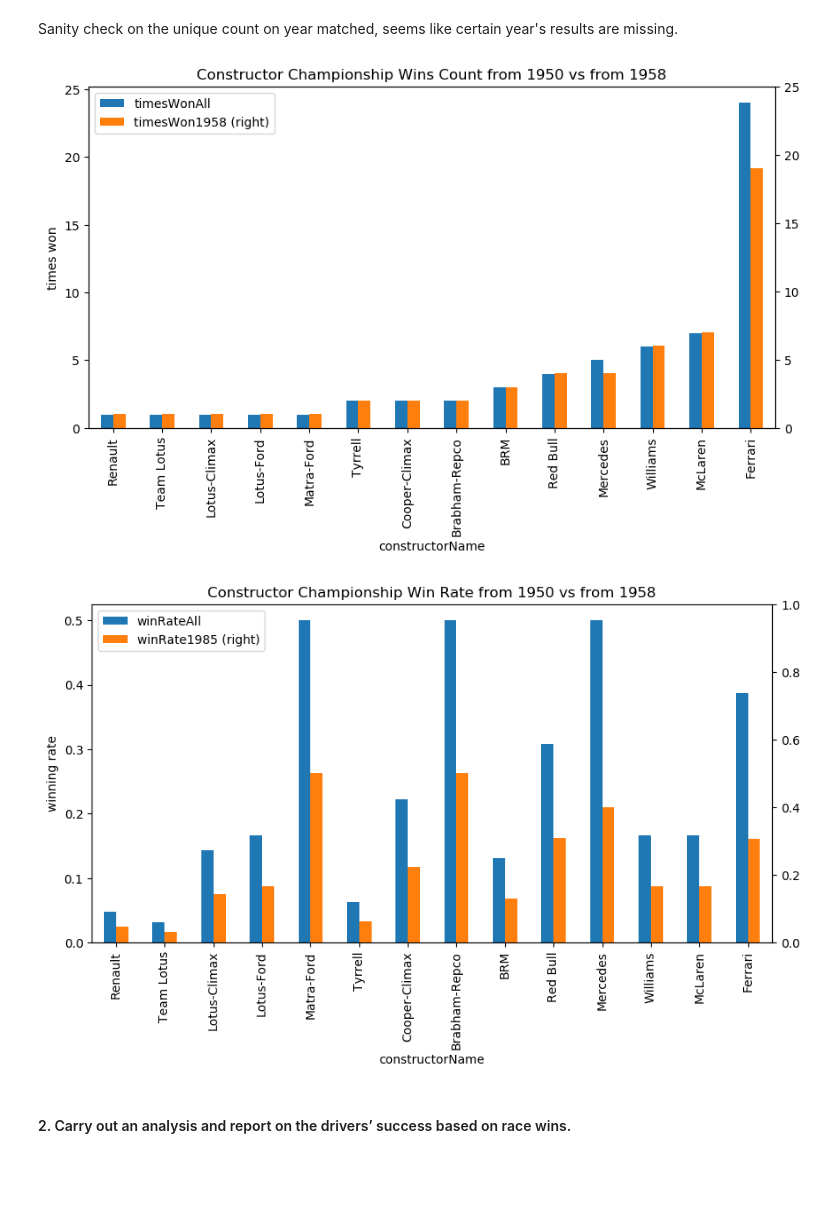
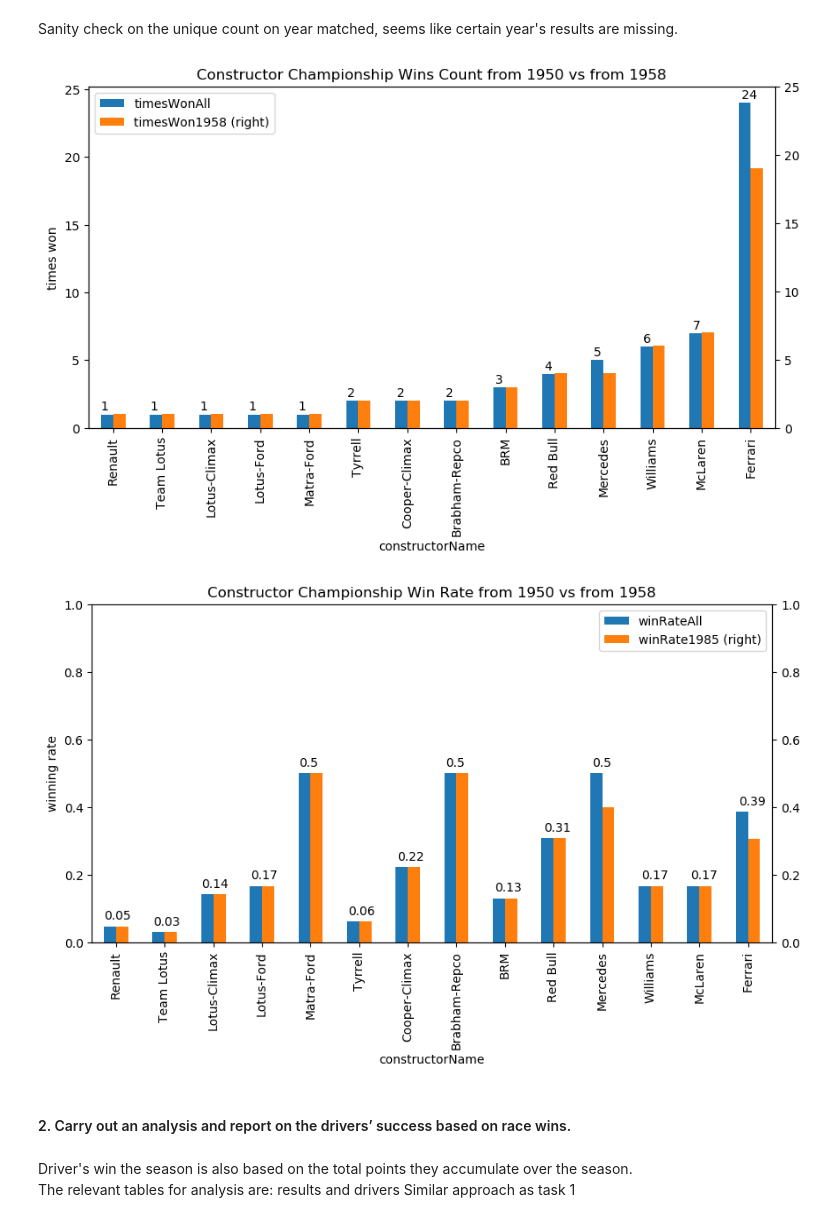
Before and after one commit to yuminghuang23/f1-Data-Analysis, a Jupyter notebook: Tasks - Data Analyst Assignment.ipynb, the cells around one changed output. Saved outputs shown, nothing was run; the diff lists cells and outputs as text; code cells hidden in the pictures; blank space fills up the shorter version.

Commit message:
task 2,3,4 done

```diff
--- a/Tasks - Data Analyst Assignment.ipynb
+++ b/Tasks - Data Analyst Assignment.ipynb
@@ -17,6 +20,8 @@ import dateutil
 # allows more rows columns to be displayed
 pd.set_option('display.max_rows', 200)
 pd.set_option('display.max_columns', 200)
+# graph setting
+matplotlib.rcParams.update({'font.size': 15})
 # %% [markdown]
 ### Read in files
 # %%
@@ -278,21 +272,34 @@ ax = constructor_win_merged.plot(x='constructorName', y=['timesWonAll', 'timesWo
 ax.set_ylabel('times won')
 ax.right_ax.set_ylim(0,25)
 
+# add lables above bar
+for p in ax.patches:
+    ax.annotate(str(round(p.get_height(),2)), (p.get_x() * 1.005, p.get_height()  + 0.3))
+
 fig = ax.get_figure()
-fig.savefig(graph_path+"Constructor Championship Wins Count from 1950 vs from 1958.png")
+fig.savefig(graph_path+"Constructor Championship Wins Count from 1950 vs from 1958.png", dpi=300, bbox_inches = "tight")
 # %% [output]
-[figure, old version]
+[figure, new version]
 # %%
 constructor_win_merged.rename(columns={'timesWon_x':'timesWonAll', 'timesWon_y':'timesWon1958', 'winRate_x': 'winRateAll',
                                        'winRate_y': 'winRate1985', 'name_x':'constructorName'}, inplace=True)
 ax = constructor_win_merged.plot(x='constructorName', y=['winRateAll', 'winRate1985'], secondary_y=['winRate1985'],
-                                 kind='bar', title='Constructor Championship Win Rate from 1950 vs from 1958', figsize=(10,5))
+                                 kind='bar', title='Constructor Championship Win Rate from 1950 vs from 1958', ylim=(0,1),
+                                 figsize=(10,5))
 ax.set_ylabel('winning rate')
 ax.right_ax.set_ylim(0,1)
 
+# add lables above bar
+for p in ax.patches:
+    ax.annotate(str(round(p.get_height(),2)), (p.get_x() * 1.005, p.get_height() + 0.02))
+
 fig = ax.get_figure()
-fig.savefig(graph_path+"Constructor Championship Win Rate from 1950 vs from 1958.png")
+fig.savefig(graph_path+"Constructor Championship Win Rate from 1950 vs from 1958.png", dpi=300, bbox_inches = "tight")
 # %% [output]
-[figure, old version]
+[figure, new version]
 # %% [markdown]
 #### 2. Carry out an analysis and report on the drivers’ success based on race wins.
+# %% [markdown]
+Driver's win the season is also based on the total points they accumulate over the season. <br>
+The relevant tables for analysis are: results and drivers
+Similar approach as task 1
```
Also changed, not shown: parts of 46 cells of this notebook, 13 other files.
